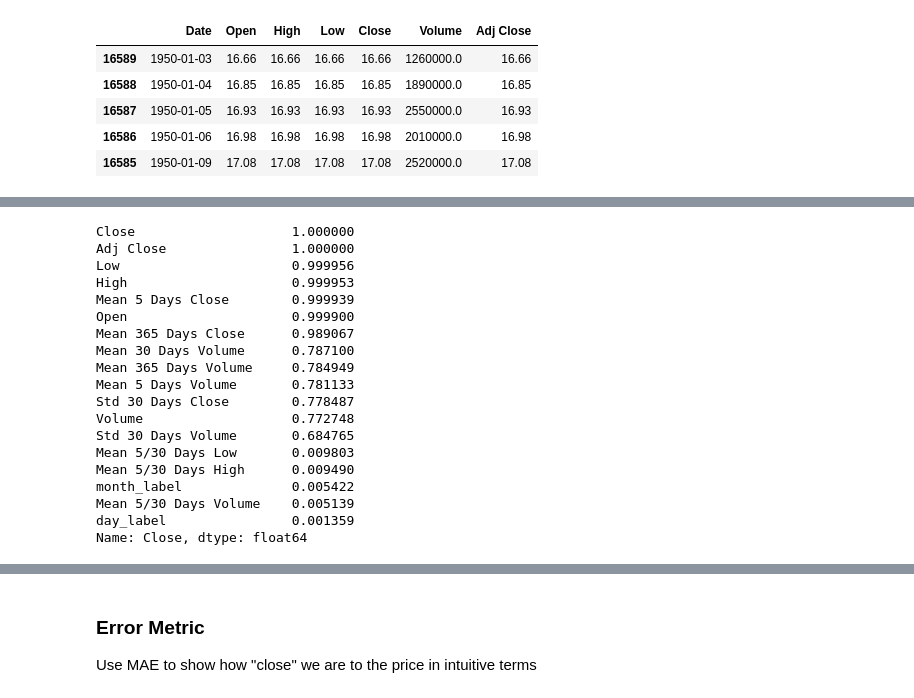
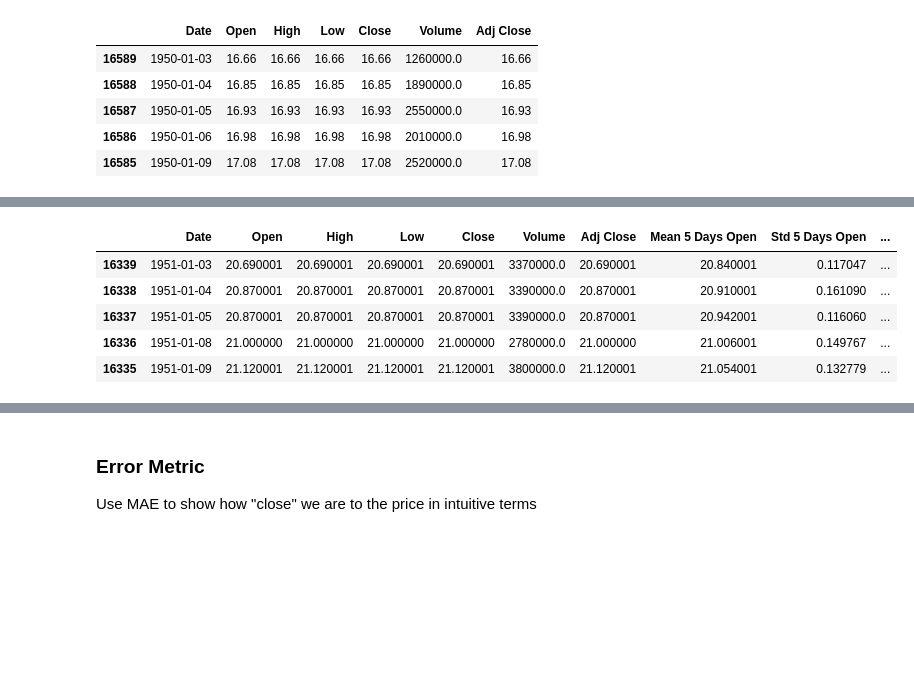
Before and after one commit to ethan-ghoreishi/stock-market-prediction, a Jupyter notebook: stock_market_prediction.ipynb, the cells around one changed output, grey strips where cells are left out. Saved outputs shown, nothing was run; the diff lists cells and outputs as text; code cells hidden in the pictures; blank space fills up the shorter version.

```diff
--- a/stock_market_prediction.ipynb
+++ b/stock_market_prediction.ipynb
@@ -104,26 +28,52 @@ NameError: ignored
+# %%
+# Add indicators that could be helpful for machine learning
+# Rolling mean will use the current day's price, therefore reindex (shift(-1))
+# Average/std price of the past 5, 30, 365 days
+def generate_indicator(col, window, func="mean", shift=True):
+  try:
+    if func.lower() == "mean":
+      rolling_result = df[col].rolling(window).mean()
+    if func.lower() == "std":
+      rolling_result = df[col].rolling(window).std()
+    if func.lower() == "sum":
+      rolling_result = df[col].rolling(window).mean()
+  except:
+      print("Please input a valid function")
+  if shift:
+    return rolling_result.shift(-1)
+
+  return rolling_result
+
+for c in ["Open", "Close", "Volume", "High", "Low"]:
+  for w in [5, 30, 365]:
+    for f in ["mean", "std"]:
+      name = f.capitalize() + " " + str(w) + " Days " + c
+      df_sorted[name] = generate_indicator(c, w, f)
+
+df_sorted["Mean 5/30 Days High"] = df_sorted["Mean 5 Days High"]/df_sorted["Mean 30 Days High"]
+df_sorted["Mean 5/30 Days Low"] = df_sorted["Mean 5 Days Low"]/df_sorted["Mean 30 Days Low"]
+df_sorted["Mean 5/30 Days Volume"] = df_sorted["Mean 5 Days Volume"]/df_sorted["Mean 30 Days Volume"]
+
+# Some indicators require year of historical data to compute (1951-01-03 onward)
+start_date = df_sorted["Date"] >= datetime(year=1951, month=1, day=3)
+
+# Remove any rows from the DataFrame that fall before 1951-01-03
+df_sorted = df_sorted[start_date]
+df_sorted.dropna(axis=0, inplace=True)
+df_sorted.head()
+# %% [output]
+|  | Date | Open | High | Low | Close | Volume | Adj Close | Mean 5 Days Open | Std 5 Days Open | ... |
+| 16339 | 1951-01-03 | 20.690001 | 20.690001 | 20.690001 | 20.690001 | 3370000.0 | 20.690001 | 20.840001 | 0.117047 | ... |
+| 16338 | 1951-01-04 | 20.870001 | 20.870001 | 20.870001 | 20.870001 | 3390000.0 | 20.870001 | 20.910001 | 0.161090 | ... |
+| 16337 | 1951-01-05 | 20.870001 | 20.870001 | 20.870001 | 20.870001 | 3390000.0 | 20.870001 | 20.942001 | 0.116060 | ... |
+| 16336 | 1951-01-08 | 21.000000 | 21.000000 | 21.000000 | 21.000000 | 2780000.0 | 21.000000 | 21.006001 | 0.149767 | ... |
+| 16335 | 1951-01-09 | 21.120001 | 21.120001 | 21.120001 | 21.120001 | 3800000.0 | 21.120001 | 21.054001 | 0.132779 | ... |
 # %%
-close_corr = df.corr()["Close"].abs().sort_values(ascending=False)
-strong_corr = list(close_corr[close_corr >= .3].index)
-for i in ["High", "Low", "Open", "Volume", "Adj Close"]:
-    strong_corr.remove(i)
-close_corr
+# Find the columns that are highly correlated with the output
+close_corr = df_sorted.corr()["Close"].abs().sort_values(ascending=False)
+high_corr = list(close_corr[close_corr >= .3].index)
+
+# Remove columns that inject future knowledge
+# future_knowledge_cols = ["Close", "High", "Low", "Open", "Volume", "Adj Close"]
+# for col in future_knowledge_cols:
+#     high_corr.remove(col)
-# %% [output]
-Close                    1.000000
-Adj Close                1.000000
-Low                      0.999956
-High                     0.999953
-Mean 5 Days Close        0.999939
-Open                     0.999900
-Mean 365 Days Close      0.989067
-Mean 30 Days Volume      0.787100
-Mean 365 Days Volume     0.784949
-Mean 5 Days Volume       0.781133
-Std 30 Days Close        0.778487
-Volume                   0.772748
-Std 30 Days Volume       0.684765
-Mean 5/30 Days Low       0.009803
-Mean 5/30 Days High      0.009490
-month_label              0.005422
-Mean 5/30 Days Volume    0.005139
-day_label                0.001359
-Name: Close, dtype: float64
```
Also changed, not shown: parts of 9 cells of this notebook.
